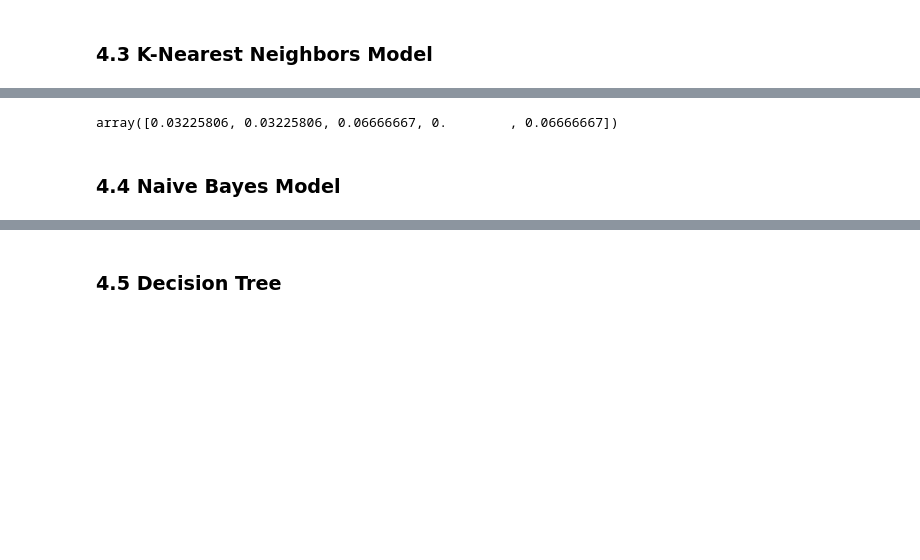
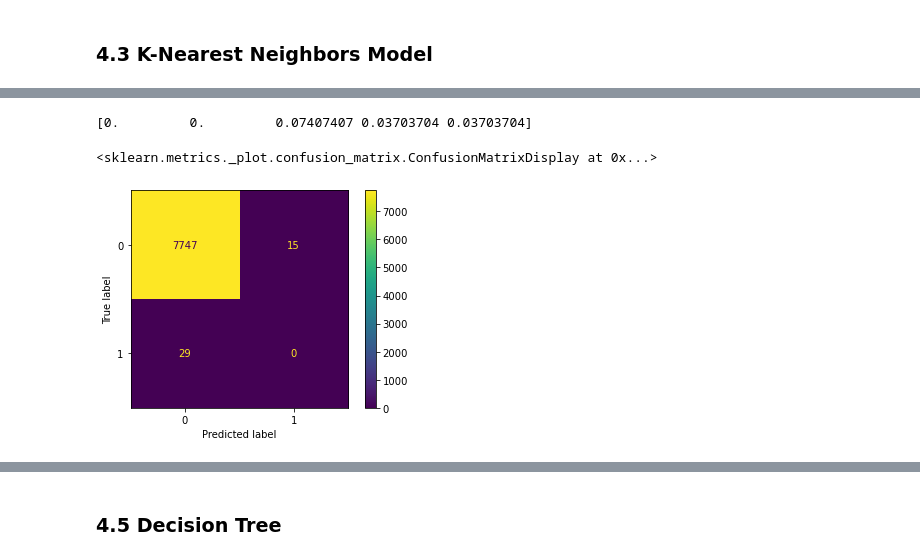
Before and after one commit to AidanStack/Cycling_Classification_Project, a Jupyter notebook: Aidan/Aidan's Notebook.ipynb, the cells around one changed output, grey strips where cells are left out. Cells and saved outputs as stored; diff of their text form; code cells hidden in the pictures; blank space fills up the shorter version.

```diff
--- a/Aidan/Aidan's Notebook.ipynb
+++ b/Aidan/Aidan's Notebook.ipynb
@@ -598,18 +595,20 @@ cross_val_score
 # %%
-pg3 = {'n_neighbors': [1, 2, 3, 5],
+pg3 = {'n_neighbors': [1, 3, 5, 11],
        'weights': ['uniform', 'distance'],
-       'leaf_size': [ 50, 40, 30, 20]}
+       'leaf_size': [ 50, 10, 1]}
 
 # The grid search is commented out to reduce notebook runtime, best parameters are input into tuned_knn
 
-# knn = GridSearchCV(clf_3, pg3, cv=5, scoring='accuracy')
+# knn = GridSearchCV(clf_3, pg3, cv=5, scoring='recall')
 # knn.fit(X_train_encoded, y_train)
 
-tuned_knn = KNeighborsClassifier(n_neighbors = 1, leaf_size=5, weights='distance')
+tuned_knn = KNeighborsClassifier(n_neighbors = 1, leaf_size=50, weights='distance')
 tuned_knn.fit(X_train_encoded, y_train)
 
-cross_val_score(tuned_knn, X_train_encoded, y_train, scoring='recall')
+print(cross_val_score(tuned_knn, X_train_encoded, y_train, scoring='recall'))
+
+plot_confusion_matrix(tuned_knn, X_test_encoded, y_test)
 # %% [output]
-array([0.03225806, 0.03225806, 0.06666667, 0.        , 0.06666667])
+[0.         0.         0.07407407 0.03703704 0.03703704]
+<sklearn.metrics._plot.confusion_matrix.ConfusionMatrixDisplay at 0x...>
+[figure, added]
-# %% [markdown]
-### 4.4 Naive Bayes Model
```
Also changed, not shown: parts of 18 cells of this notebook.
